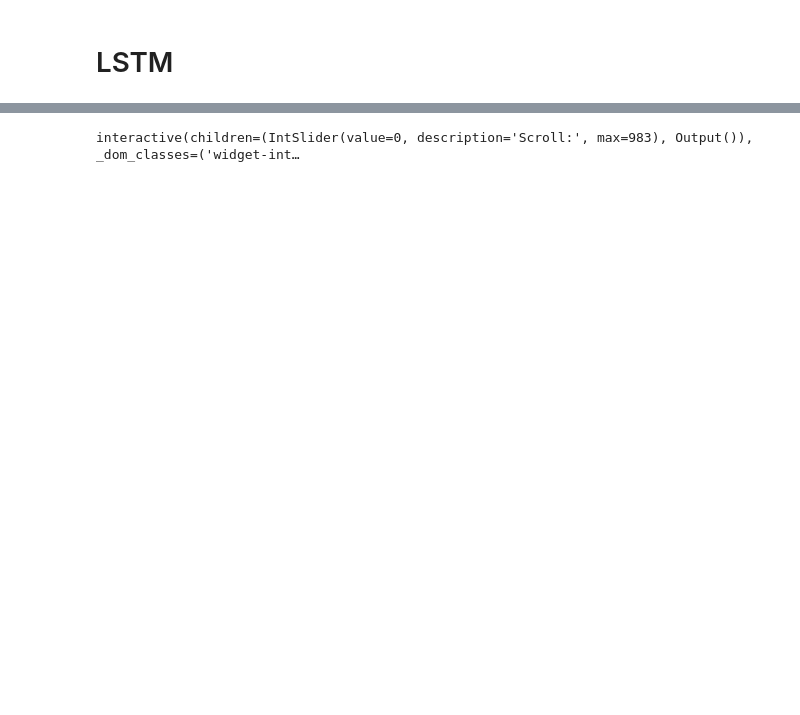
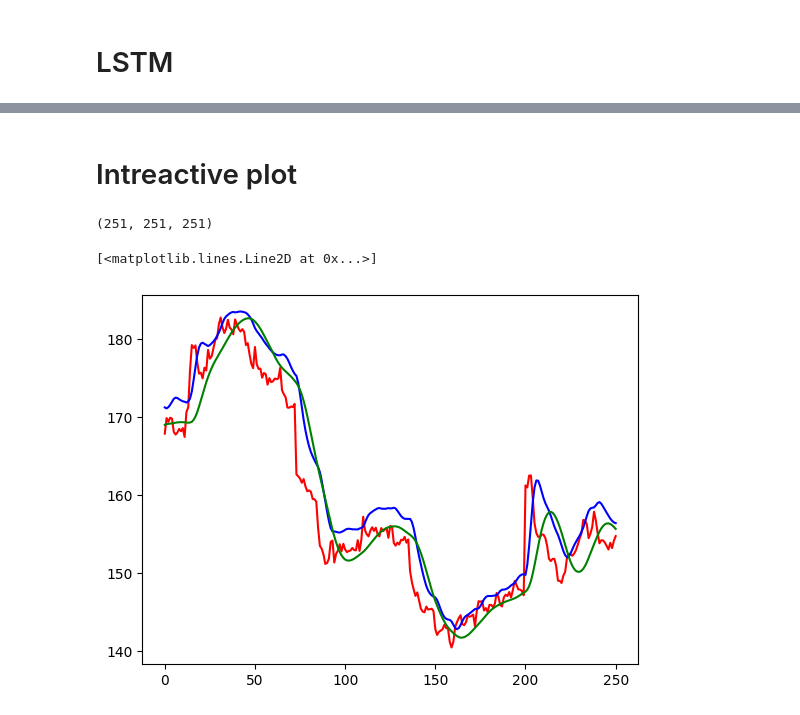
Before and after one commit to salamnocap/ml-book-gru, a Jupyter notebook: gru_ibm_stock.ipynb, the cells around one changed output, grey strips where cells are left out. Drawn from its saved outputs; the diff is of its cells as text; code cells hidden in the pictures; blank space fills up the shorter version.

```diff
--- a/gru_ibm_stock.ipynb
+++ b/gru_ibm_stock.ipynb
@@ -200,4 +170,13 @@ def plot_interactive_predictions(test, predicted):
-# %%
-plot_interactive_predictions(test_set, predicted_stock_price)
-# %% [output]
-interactive(children=(IntSlider(value=0, description='Scroll:', max=983), Output()), _dom_classes=('widget-int…
+# %% [markdown]
+# Intreactive plot
+# %%
+len(test_set), len(predicted_stock_price), len(lstm_predicted_stock_price)
+# %% [output]
+(251, 251, 251)
+# %%
+plt.plot(test_set, color='red',label='Real IBM Stock Price')
+plt.plot(predicted_stock_price, color='blue',label='Predicted IBM Stock Price')
+plt.plot(lstm_predicted_stock_price, color='green',label='Predicted IBM Stock Price')
+# %% [output]
+[<matplotlib.lines.Line2D at 0x...>]
+[figure, added]
```
Also changed, not shown: parts of 22 cells of this notebook, 4 other files.
